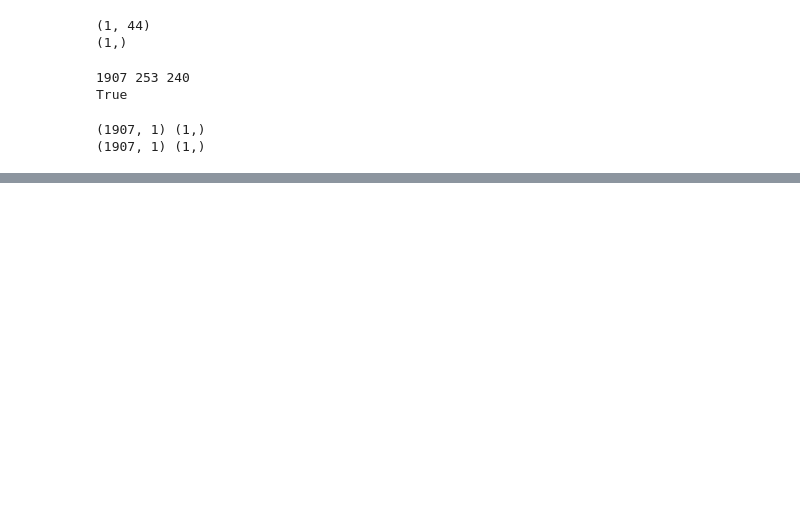
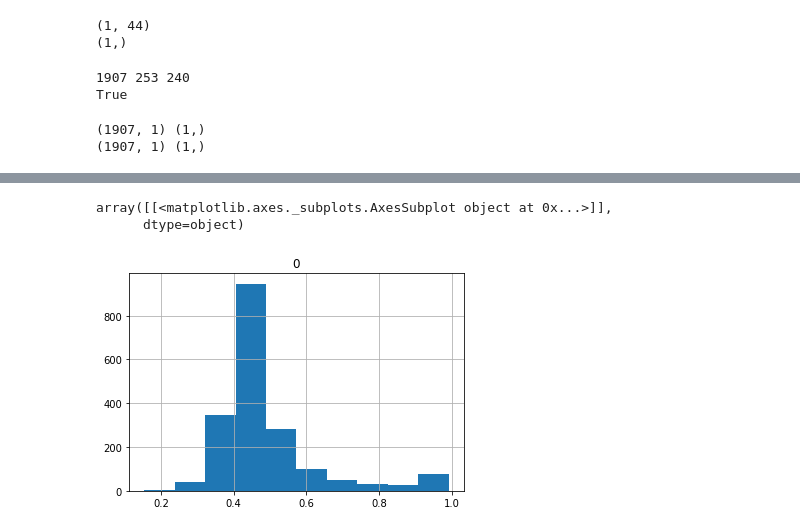
Before and after one commit to skeller88/big_earth_springboard_project, a Jupyter notebook: data_science/model.ipynb, the cells around one changed output, grey strips where cells are left out. Saved outputs shown, nothing was run; the diff lists cells and outputs as text; code cells hidden in the pictures; blank space fills up the shorter version.

```diff
--- a/data_science/model.ipynb
+++ b/data_science/model.ipynb
@@ -440,15 +388 @@ epoch_num 9 - 15.3449 sec - 0.6086956521739131
 Ending training due to no improvement
-# %%
-import tensorflow as tf
-
-def gen(x,  y):
-    for x, y in zip(x, y):
-        yield (x, y)
-
-dataset = tf.data.Dataset.from_generator(gen,
-                             output_types=(tf.string, tf.uint8),
-                             args=(x_train, y_train,)).shuffle(buffer_size=len(x_train))
-
-for x, y in dataset.make_one_shot_iterator():
-    print(x, y)
-    break
@@ -580,0 +389,50 @@ Image dataset finished 15 batches with 1907 elements in 6.682146310806274
+# %%
+train_dataset = get_image_dataset(x_train, y_train, augmentations=None, band_stats=stats, batch_size=128)
+
+# train_generator = AugmentedImageSequenceFromNpy(x=x_train, y=y_train, batch_size=batch_size,
+#                                                 augmentations=None, band_stats=stats)
+
+# imgs, labels = train_generator[0]
+# print(imgs.shape, imgs[0][0][0], labels.shape, labels[0])
+
+# num_outputs = 0
+# for batch_x, batch_y in train_generator.make_one_shot_iterator():
+#     print(batch_x.mean(), batch_x.std(), batch_x.min(), batch_x.max())
+#     num_outputs += 1
+#     if num_outputs > 4:
+#         break
+
+num_outputs = 0
+train_iter = train_dataset.make_one_shot_iterator()
+imgs, labels = train_iter.get_next()
+print(imgs.shape, imgs.numpy()[0][0][0], labels.shape, labels.numpy()[0])
+
+for batch_x, batch_y in train_dataset.make_one_shot_iterator():
+    batch_x = batch_x.numpy()
+    print(batch_x.mean(), batch_x.std(), batch_x.min(), batch_x.max())
+    num_outputs += 1
+    if num_outputs > 4:
+        break
+start = time.time()
+num_batches = 0
+num_els = 0
+train_dataset = get_image_dataset(x_train, y_train, augmentations=None, band_stats=stats, batch_size=batch_size)
+for x, y in train_dataset.make_one_shot_iterator():
+    num_batches += 1
+    num_els += len(x)
+    continue
+print('\n')
+print(f'Image dataset finished {num_batches} batches with {num_els} elements in {time.time() - start}')
+
+from tensorflow.keras.losses import binary_crossentropy
+model = basic_cnn_model((120, 120, 3), n_classes)
+y_actual, y_pred, y_pred_probs = get_predictions_for_dataset(train_dataset, model)
+
+print('\n')
+print('binary_crossentropy - random numbers',
+      binary_crossentropy(np.random.randint(2, size=128), np.random.random_sample(128)).numpy())
+print('binary_crossentropy - cnn with initial weights - actual data',
+      binary_crossentropy(y_actual, y_pred_probs).numpy())
+
+pd.DataFrame(y_pred_probs).hist()
+# %% [output]
@@ -580,0 +455,3 @@ Image dataset finished 15 batches with 1907 elements in 6.682146310806274
+array([[<matplotlib.axes._subplots.AxesSubplot object at 0x...>]],
+      dtype=object)
+[figure, added]
```
Also changed, not shown: parts of 51 cells of this notebook, 13 other files.
